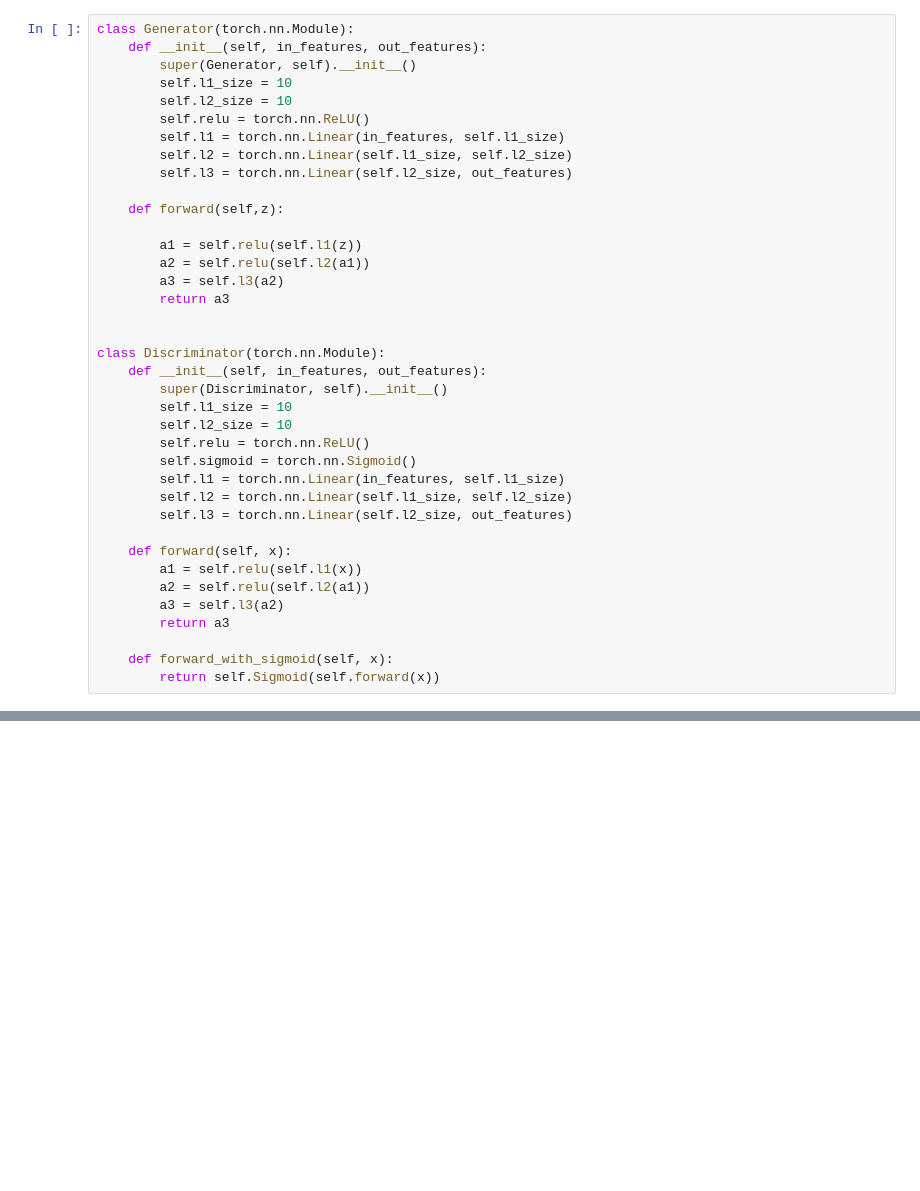
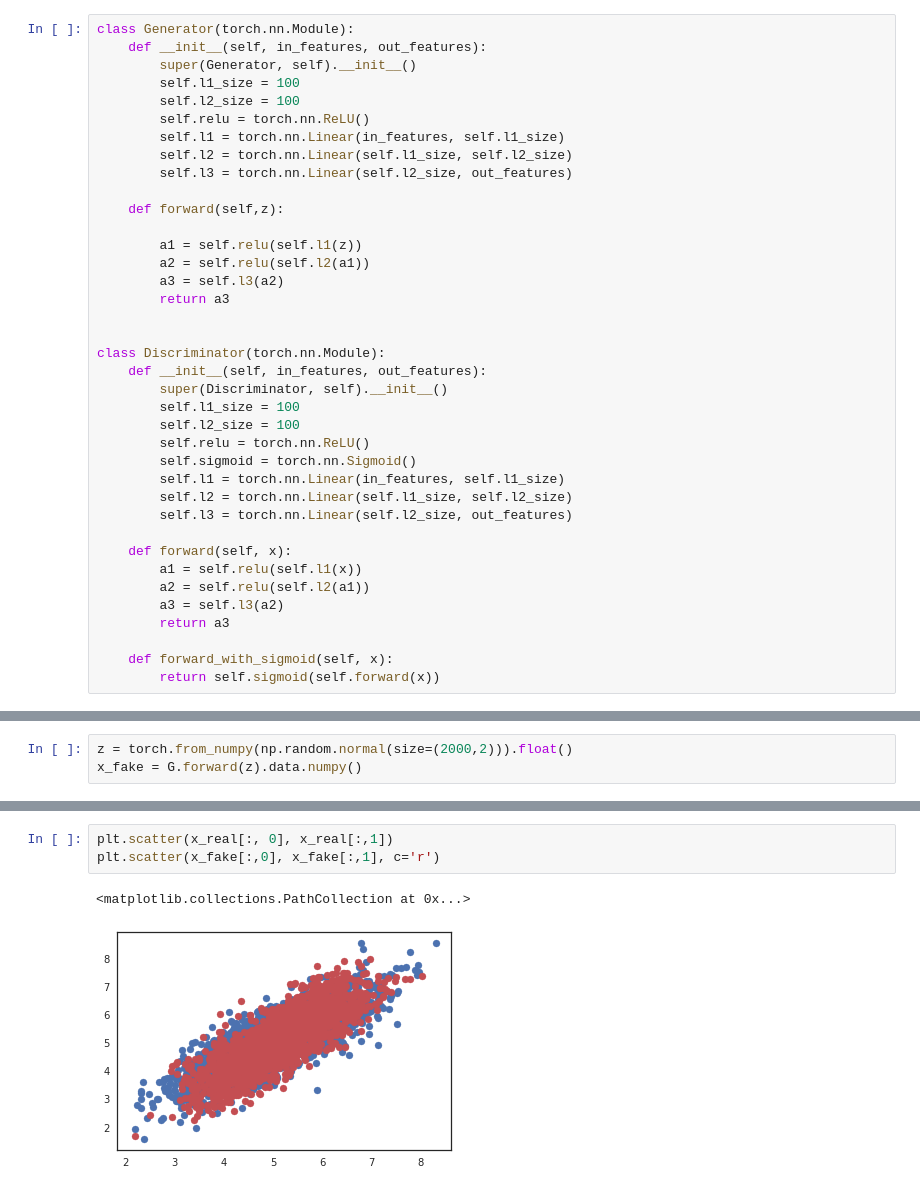
Before and after one commit to chrisorm/pydata-2018, a Jupyter notebook: notebooks/Notebook 8 - Generative Adversarial Networks.ipynb, the cells around one changed output, grey strips where cells are left out. Drawn from its saved outputs; the diff is of its cells as text; blank space fills up the shorter version.

```diff
--- a/notebooks/Notebook 8 - Generative Adversarial Networks.ipynb
+++ b/notebooks/Notebook 8 - Generative Adversarial Networks.ipynb
@@ -11,8 +15,8 @@ import matplotlib.pyplot as plt
 class Generator(torch.nn.Module):
     def __init__(self, in_features, out_features):
         super(Generator, self).__init__()
-        self.l1_size = 10
-        self.l2_size = 10
+        self.l1_size = 100
+        self.l2_size = 100
         self.relu = torch.nn.ReLU()
         self.l1 = torch.nn.Linear(in_features, self.l1_size)
         self.l2 = torch.nn.Linear(self.l1_size, self.l2_size)
@@ -29,8 +33,8 @@ class Generator(torch.nn.Module):
 class Discriminator(torch.nn.Module):
     def __init__(self, in_features, out_features):
         super(Discriminator, self).__init__()
-        self.l1_size = 10
-        self.l2_size = 10
+        self.l1_size = 100
+        self.l2_size = 100
         self.relu = torch.nn.ReLU()
         self.sigmoid = torch.nn.Sigmoid()
         self.l1 = torch.nn.Linear(in_features, self.l1_size)
@@ -44,6 +48,6 @@ class Discriminator(torch.nn.Module):
         return a3
 
     def forward_with_sigmoid(self, x):
-        return self.Sigmoid(self.forward(x))
+        return self.sigmoid(self.forward(x))
 # %%
 cov = 0.2*np.eye(2)+0.8
@@ -73,0 +97,3 @@ for i in range(1):
+# %%
+z = torch.from_numpy(np.random.normal(size=(2000,2))).float()
+x_fake = G.forward(z).data.numpy()
@@ -73,0 +108,6 @@ for i in range(1):
+# %%
+plt.scatter(x_real[:, 0], x_real[:,1])
+plt.scatter(x_fake[:,0], x_fake[:,1], c='r')
+# %% [output]
+<matplotlib.collections.PathCollection at 0x...>
+[figure, added]
```
Also changed, not shown: parts of 10 cells of this notebook, 1 other file.
